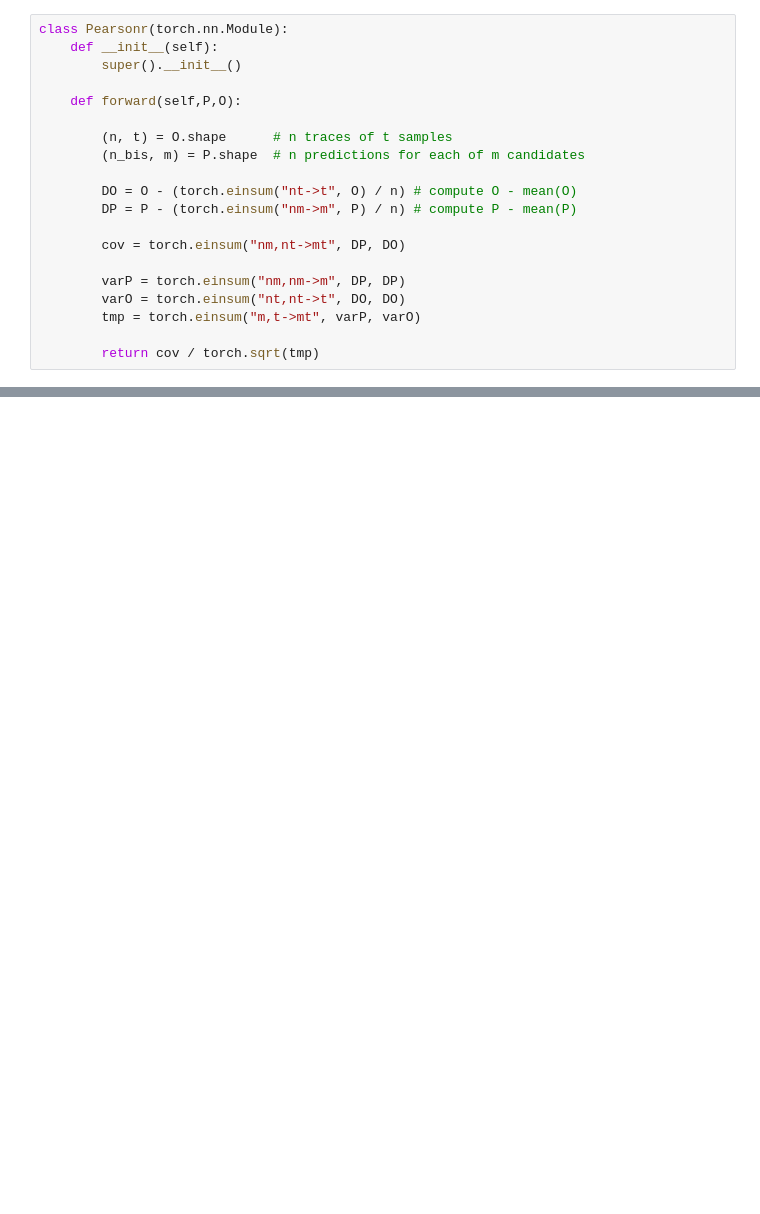
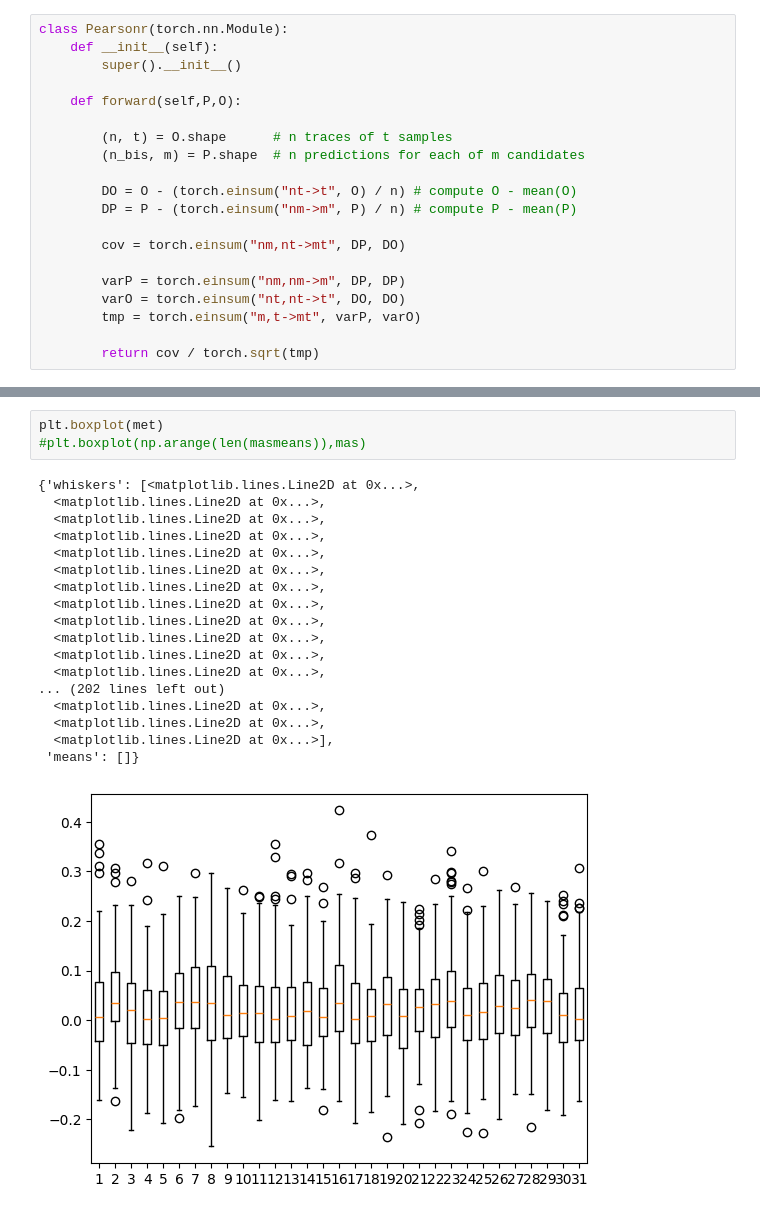
Before and after one commit to sofiboselli/MasterThesis, a Jupyter notebook: Python/Transformers/Erik.ipynb, the cells around one changed output, grey strips where cells are left out. Cells and saved outputs as stored; diff of their text form; blank space fills up the shorter version.

```diff
--- a/Python/Transformers/Erik.ipynb
+++ b/Python/Transformers/Erik.ipynb
@@ -339,0 +447,22 @@ NameError: name 'lr_finder' is not defined
+# %%
+plt.boxplot(met)
+#plt.boxplot(np.arange(len(masmeans)),mas)
+# %% [output]
+{'whiskers': [<matplotlib.lines.Line2D at 0x...>,
+  <matplotlib.lines.Line2D at 0x...>,
+  <matplotlib.lines.Line2D at 0x...>,
+  <matplotlib.lines.Line2D at 0x...>,
+  <matplotlib.lines.Line2D at 0x...>,
+  <matplotlib.lines.Line2D at 0x...>,
+  <matplotlib.lines.Line2D at 0x...>,
+  <matplotlib.lines.Line2D at 0x...>,
+  <matplotlib.lines.Line2D at 0x...>,
+  <matplotlib.lines.Line2D at 0x...>,
+  <matplotlib.lines.Line2D at 0x...>,
+  <matplotlib.lines.Line2D at 0x...>,
+... (202 lines left out)
+  <matplotlib.lines.Line2D at 0x...>,
+  <matplotlib.lines.Line2D at 0x...>,
+  <matplotlib.lines.Line2D at 0x...>],
+ 'means': []}
+[figure, added]
```
Also changed, not shown: parts of 54 cells of this notebook, 6 other files.
